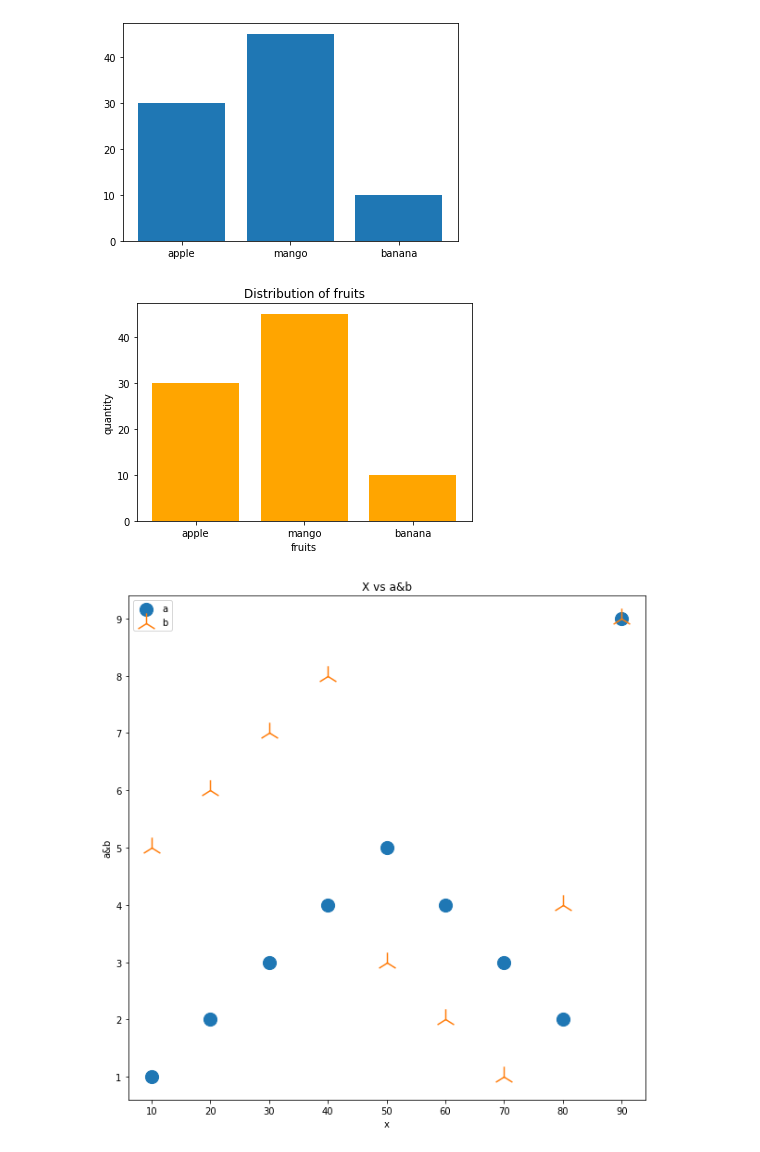
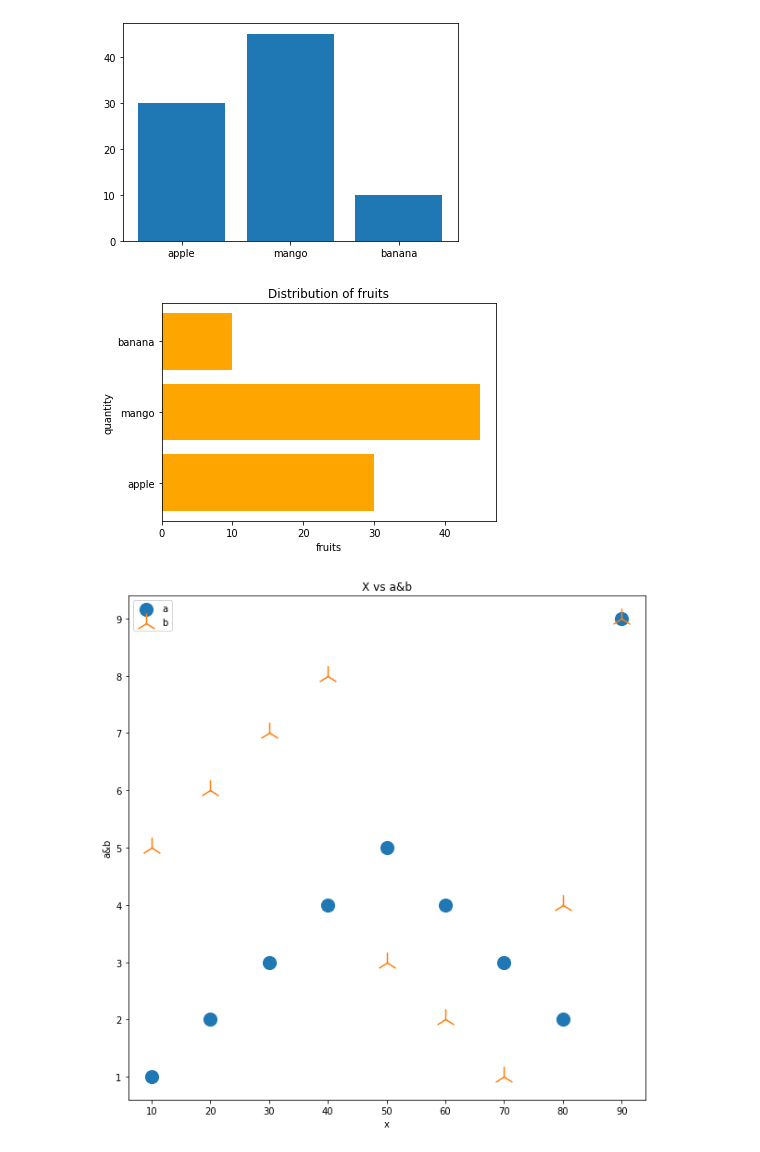
Before and after one commit to iMuhammadessa/data-visualization, a Jupyter notebook: data-visualization.ipynb, the cells around one changed output. Saved outputs shown, nothing was run; the diff lists cells and outputs as text; code cells hidden in the pictures.

```diff
--- a/data-visualization.ipynb
+++ b/data-visualization.ipynb
@@ -53,13 +53,13 @@ plt.show()
 # %%
 # Customizing bar plot
 
-plt.bar(names,quantity, color='orange')
+plt.barh(names,quantity, color='orange')
 plt.title('Distribution of fruits')
 plt.xlabel('fruits')
 plt.ylabel('quantity')
 plt.show()
 # %% [output]
-[figure, old version]
+[figure, new version]
 # %%
 # Customizing scatter-plot
 
```
Also changed, not shown: parts of 1 cell of this notebook.
